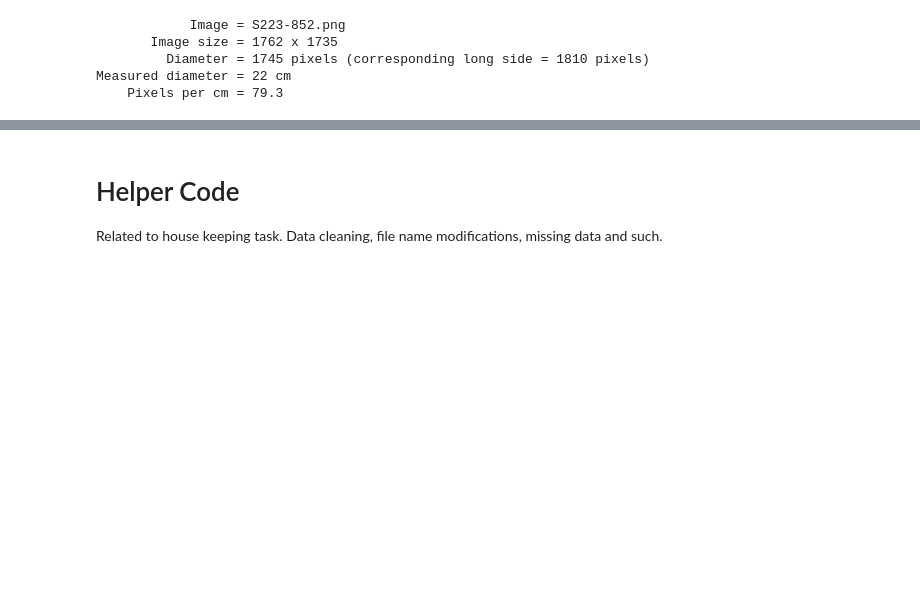
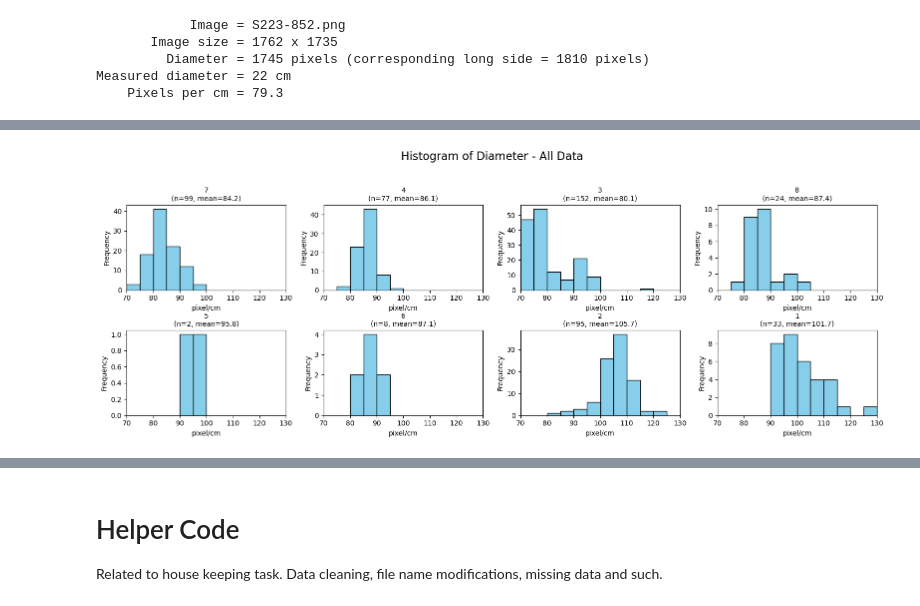
Before and after one commit to BurakJalohaukka/internship-project, a Jupyter notebook: segment-anything-batch.ipynb, the cells around one changed output, grey strips where cells are left out. Drawn from its saved outputs; the diff is of its cells as text; code cells hidden in the pictures; blank space fills up the shorter version.

Commit message:
Cleared some output

```diff
--- a/segment-anything-batch.ipynb
+++ b/segment-anything-batch.ipynb
@@ -2456,0 +2647,16 @@ Results saved to rotation_results.csv
+# %%
+import pandas as pd
+
+# Example: load your dataset
+df = pd.read_csv("full_diameter_pixel_data.csv")
+
+# Extract everything before the first '-' in 'file_name'
+df['ID'] = df['file_name'].str.split('-', n=1).str[0]
+
+# Move the 'ID' column to the first position
+cols = ['ID'] + [col for col in df.columns if col != 'ID']
+df = df[cols]
+
+# Save or view the result
+df.to_csv("full_diameter_pixel_data_ID.csv", index=False)
+print(df.head())
@@ -2456,0 +2693,71 @@ Results saved to rotation_results.csv
+# %%
+import pandas as pd
+import matplotlib.pyplot as plt
+import math
+import numpy as np
+
+# Example: load your dataset
+df = pd.read_csv("diameter_lichen_data/final_main_data_date_diameter_per_pixel.csv")
+
+# Drop missing diameter values
+#df = df.dropna(subset=['diameter'])
+
+# Define fixed bins (from 70 to 130 in 5-unit steps)
+bins = np.arange(70, 135, 5)
+
+# Prepare subsets
+datasets = {
+    "All_Data": df,
+    "Category_P": df[df['ID'].astype(str).str.contains('P', case=False, na=False)],
+    "Category_S": df[df['ID'].astype(str).str.contains('S', case=False, na=False)]
+}
+
+# Titles for each figure
+figure_titles = {
+    "All_Data": "Histogram of Diameter - All Data",
+    "Category_P": "Histogram of Diameter - Category P",
+    "Category_S": "Histogram of Diameter - Category S"
+}
+
+# Plot each dataset
+for label, subset_df in datasets.items():
+    groups = subset_df['group'].unique()
+    num_groups = len(groups)
+    cols = 4
+    rows = math.ceil(num_groups / cols)
+
+    fig, axes = plt.subplots(rows, cols, figsize=(4*cols, 3*rows))
+    axes = axes.flatten()
+
+    for i, g in enumerate(groups):
+        g_data = subset_df[subset_df['group'] == g]['pixels_per_cm']
+        count = len(g_data)
+        mean_val = g_data.mean()
+
+        if count > 0:
+            axes[i].hist(g_data, bins=bins, color='skyblue', edgecolor='black')
+            axes[i].set_xlim(70, 130)
+            axes[i].set_title(f"{g}\n(n={count}, mean={mean_val:.1f})", fontsize=10)
+            axes[i].set_xlabel('pixel/cm')
+            axes[i].set_ylabel('Frequency')
+        else:
+            axes[i].set_visible(False)
+
+    # Hide unused subplots
+    for j in range(i + 1, len(axes)):
+        axes[j].set_visible(False)
+
+    plt.tight_layout()
+    # Add overall figure title
+    fig.suptitle(figure_titles[label], fontsize=16)
+    # Adjust layout to make room for suptitle
+    plt.subplots_adjust(top=0.80)
+
+    # Save image
+    output_path = f"histograms_{label}.png"
+    fig.savefig(output_path, dpi=300, bbox_inches='tight')
+    plt.show()
+
+    print(f"✅ Saved: {output_path}")
+# %% [output]
+[figure, added]
```
Also changed, not shown: parts of 35 cells of this notebook.
